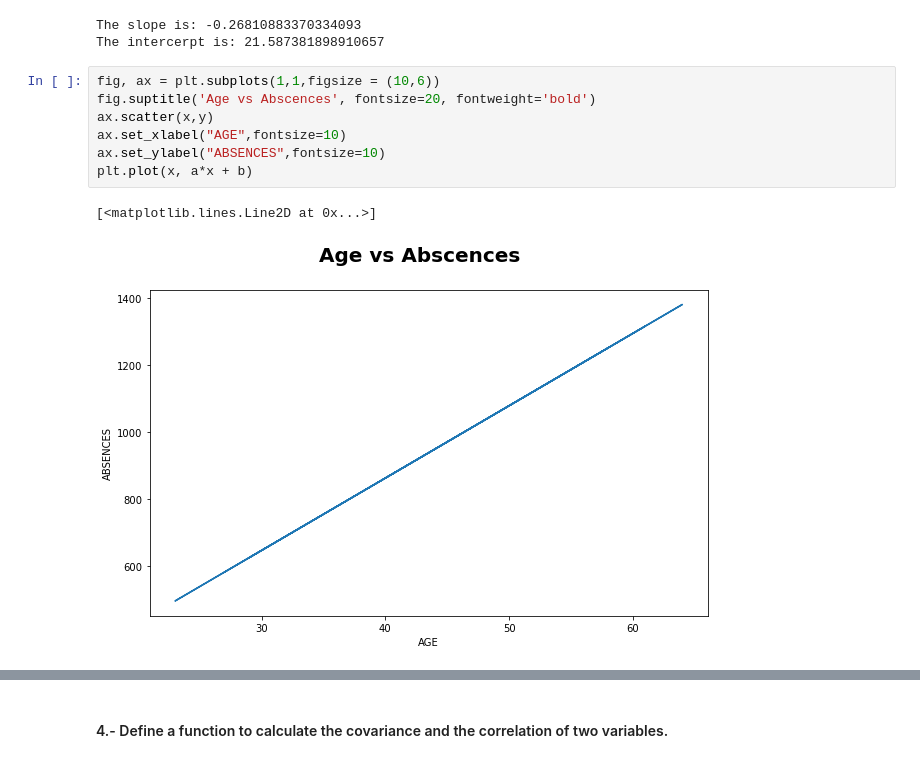
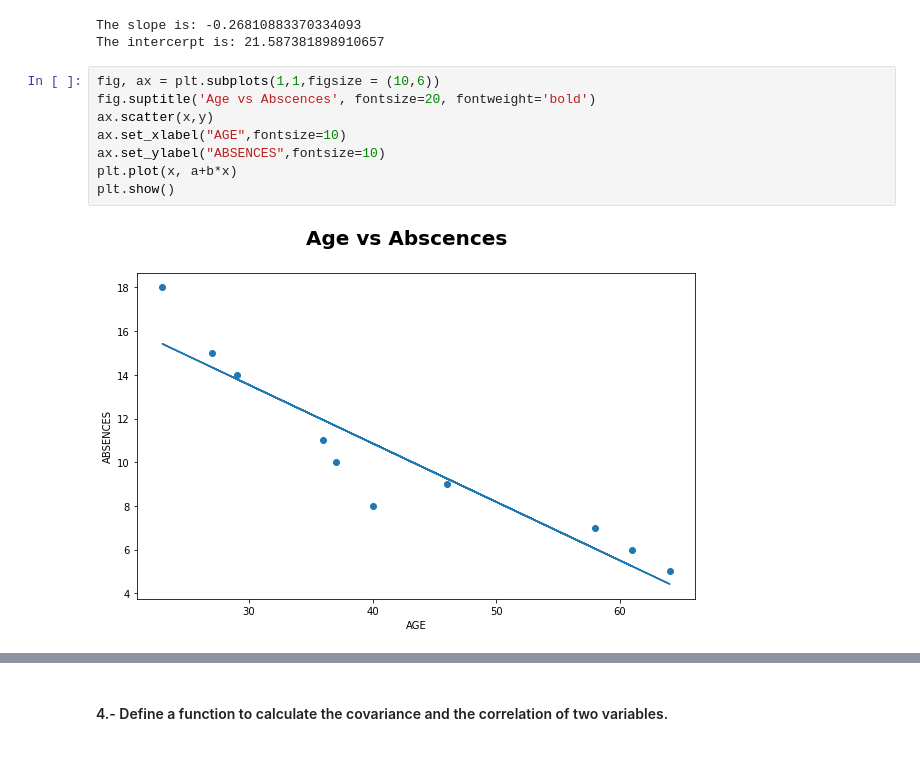
Before and after one commit to ta-data-remote/lab-linear-regression-correlation, a Jupyter notebook: your-code/main.ipynb, the cells around one changed output, grey strips where cells are left out. Drawn from its saved outputs; the diff is of its cells as text.

```diff
--- a/your-code/main.ipynb
+++ b/your-code/main.ipynb
@@ -116,10 +117,10 @@ The intercerpt is: 21.587381898910657
 # %%
 fig, ax = plt.subplots(1,1,figsize = (10,6))
 fig.suptitle('Age vs Abscences', fontsize=20, fontweight='bold')
 ax.scatter(x,y)
 ax.set_xlabel("AGE",fontsize=10)
 ax.set_ylabel("ABSENCES",fontsize=10)
-plt.plot(x, a*x + b)
+plt.plot(x, a+b*x)
+plt.show()
 # %% [output]
-[<matplotlib.lines.Line2D at 0x...>]
-[figure, old version]
+[figure, new version]
```
Also changed, not shown: parts of 66 cells of this notebook.
